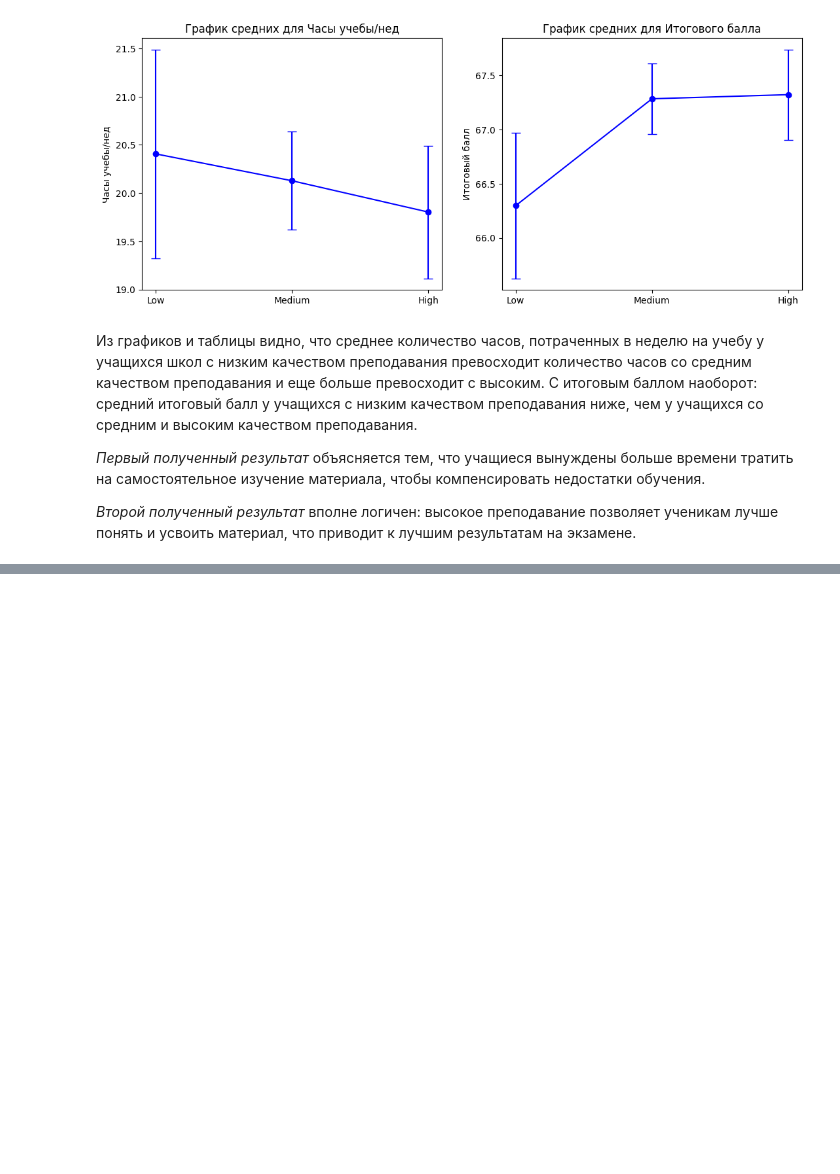
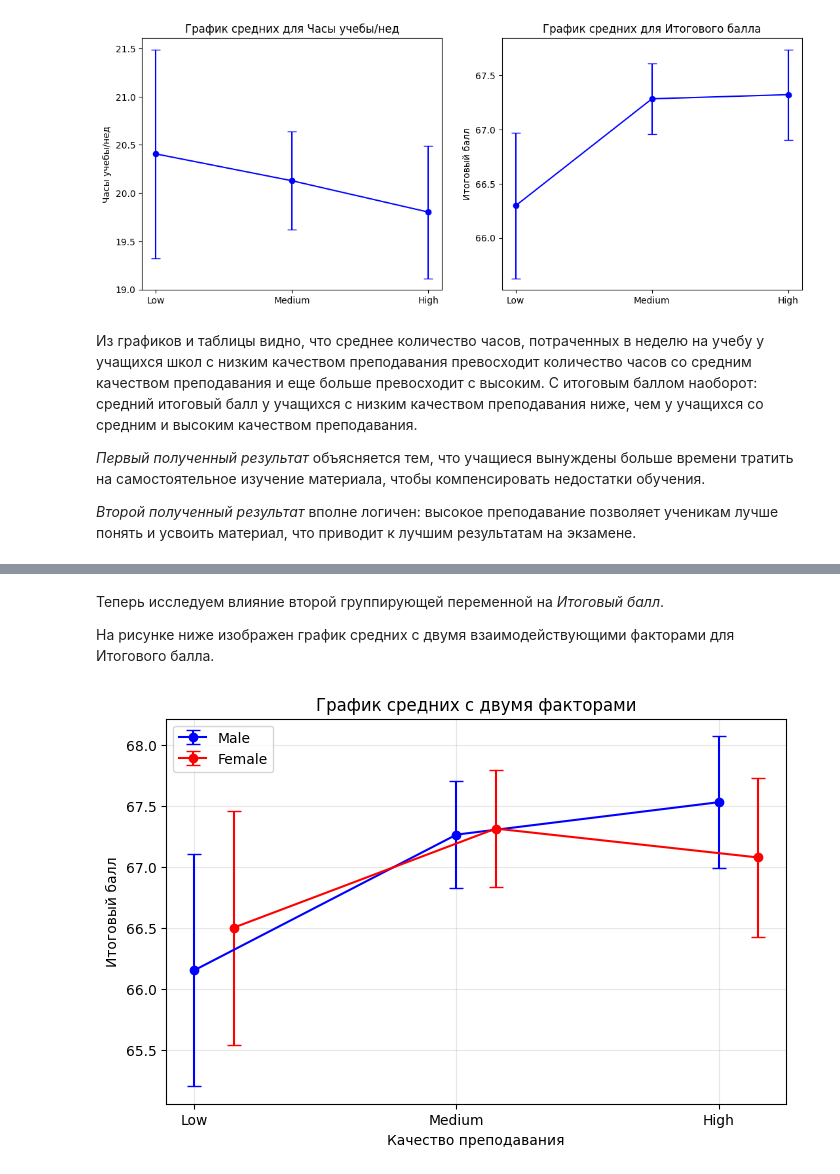
Before and after one commit to Shponarskii/student-perfomance-factors, a Jupyter notebook: notebooks/analysis_of_variance.ipynb, the cells around one changed output, grey strips where cells are left out. Saved outputs shown, nothing was run; the diff lists cells and outputs as text; code cells hidden in the pictures; blank space fills up the shorter version.

Commit message:
Add LSD, Leven tests and graphics

```diff
--- a/notebooks/analysis_of_variance.ipynb
+++ b/notebooks/analysis_of_variance.ipynb
@@ -111,0 +166,41 @@ plt.show()
+# %% [markdown]
+Теперь исследуем влияние второй группирующей переменной на *Итоговый балл*.
+
+На рисунке ниже изображен график средних с двумя взаимодействующими факторами для Итогового балла.
+# %%
+def ci_95(series):
+    series = series.dropna()
+    n = len(series)
+    mean = series.mean()
+    se = series.std(ddof=1) / np.sqrt(n)
+    t_crit = t.ppf(0.975, df=n-1)
+    lower = mean - t_crit * se
+    upper = mean + t_crit * se
+    return mean, lower, upper
+
+order = ["Low", "Medium", "High"]
+rows = []
+for gender in ["Male", "Female"]:
+    for level in order:
+        subset = df[(df["teaching_quality"] == level) & (df["gender"] == gender)]
+        m, low, high = ci_95(subset["final_exam_score"])
+        rows.append([gender, level, m, low, high])
+
+stats_df = pd.DataFrame(rows, columns=["gender", "teaching_quality", "mean", "lower", "upper"])
+x = np.arange(len(order))
+offset = 0.15
+male = stats_df[stats_df["gender"] == "Male"]
+female = stats_df[stats_df["gender"] == "Female"]
+
+plt.figure(figsize=(8, 5))
+plt.errorbar(x, male["mean"], yerr=[male["mean"] - male["lower"], male["upper"] - male["mean"]], fmt='o-', color="blue", capsize=5, label="Male")
+plt.errorbar(x + offset, female["mean"], yerr=[female["mean"] - female["lower"], female["upper"] - female["mean"]], fmt='o-', color="red", capsize=5, label="Female")
+plt.xticks(x, order)
+plt.xlabel("Качество преподавания")
+plt.ylabel("Итоговый балл")
+plt.title("График средних с двумя факторами")
+plt.legend()
+plt.grid(alpha=0.3)
+plt.show()
+# %% [output]
+[figure, added]
```
Also changed, not shown: parts of 16 cells of this notebook.
